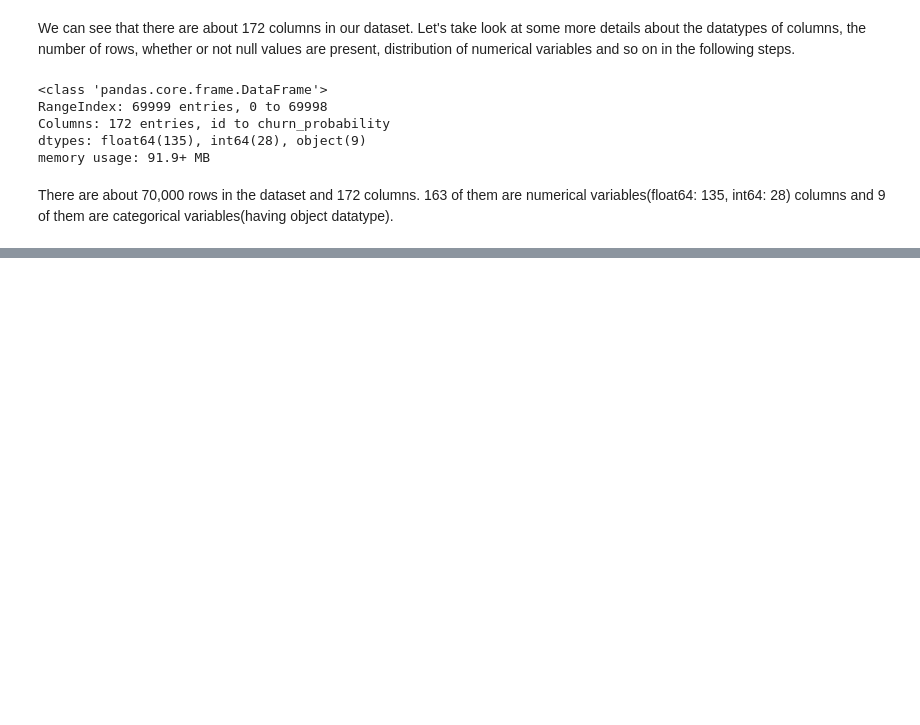
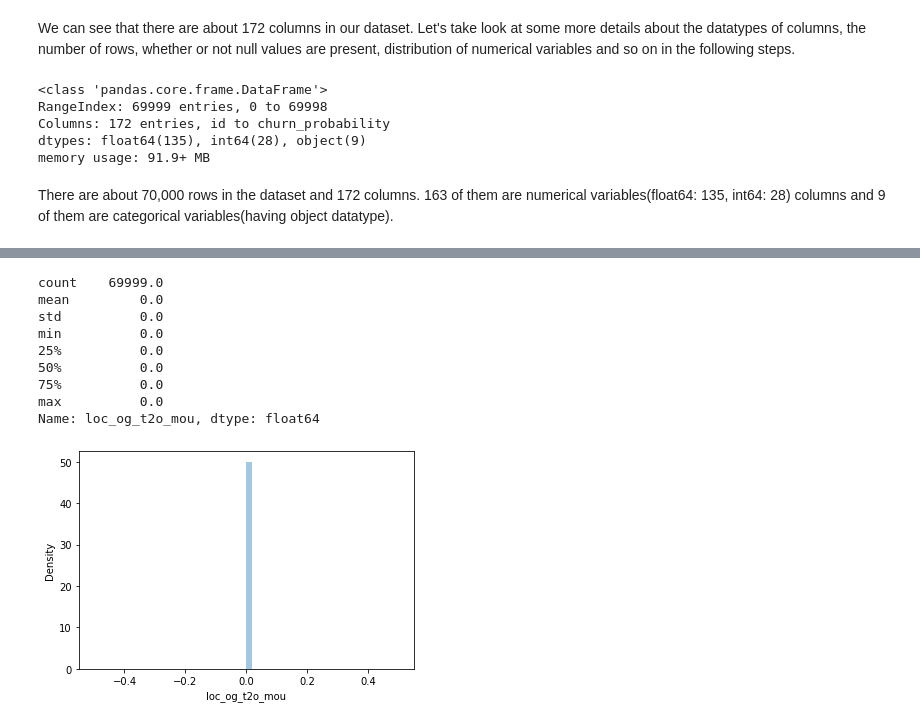
Before and after one commit to badribnarayanan/iiit-pgdml, a Jupyter notebook: TelecomChurnHackathon/telecom_churn.ipynb, the cells around one changed output, grey strips where cells are left out. Cells and saved outputs as stored; diff of their text form; code cells hidden in the pictures; blank space fills up the shorter version.

```diff
--- a/TelecomChurnHackathon/telecom_churn.ipynb
+++ b/TelecomChurnHackathon/telecom_churn.ipynb
@@ -100,0 +601,13 @@ train_df.describe().T
+# %%
+univariate(train_df_na.loc_og_t2o_mou)
+# %% [output]
+count    69999.0
+mean         0.0
+std          0.0
+min          0.0
+25%          0.0
+50%          0.0
+75%          0.0
+max          0.0
+Name: loc_og_t2o_mou, dtype: float64
+[figure, added]
```
Also changed, not shown: parts of 114 cells of this notebook, 2 other files.
